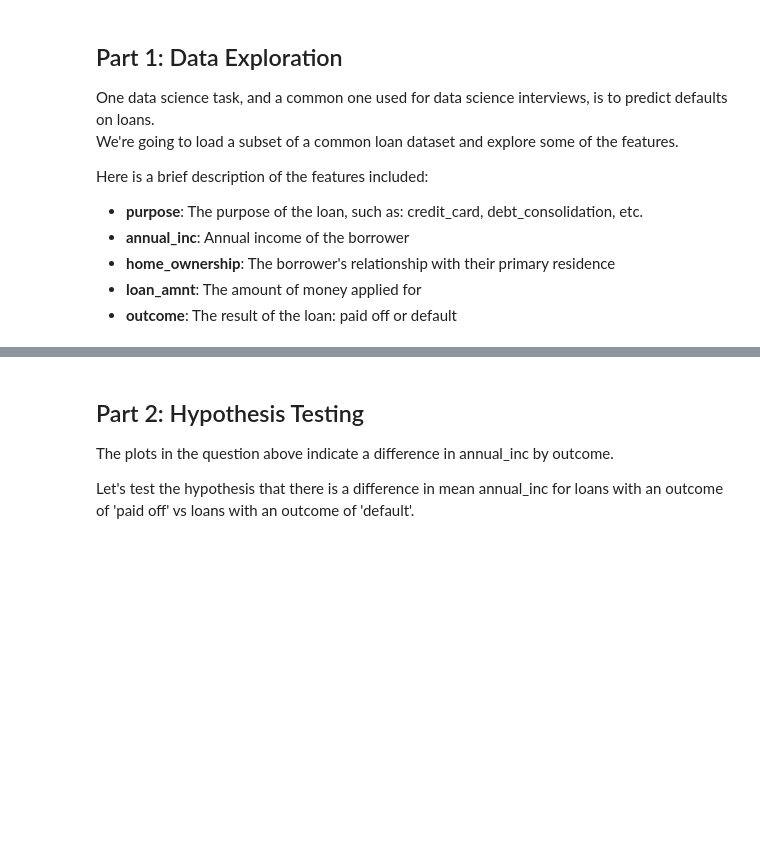
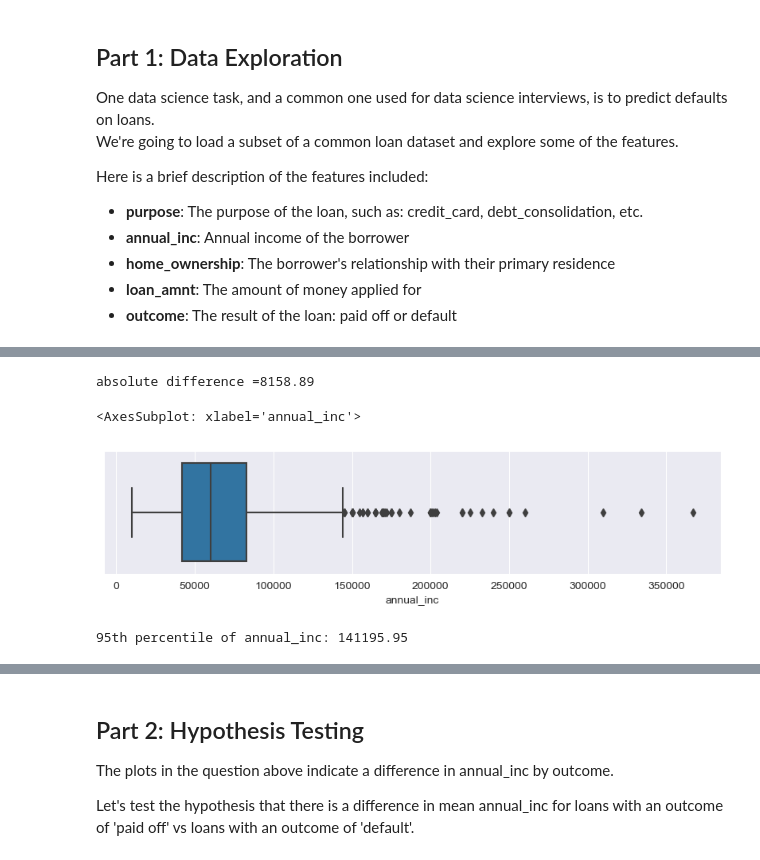
Before and after one commit to iiiirene-529/eods-f22-hw1, a Jupyter notebook: notebooks/Homework_1-UNI.ipynb, the cells around one changed output, grey strips where cells are left out. Saved outputs shown, nothing was run; the diff lists cells and outputs as text; code cells hidden in the pictures; blank space fills up the shorter version.

```diff
--- a/notebooks/Homework_1-UNI.ipynb
+++ b/notebooks/Homework_1-UNI.ipynb
@@ -116,27 +189,33 @@ ____
 #   Print out the absolute difference in mean annual_inc and median annual_inc to a precision of 2
 #   To calculate the absolute value, use np.abs()
 
-annual_inc_mean = ____
+annual_inc_mean = df.annual_inc.mean()
+annual_inc_median = df.annual_inc.median()
 
-annual_inc_median = ____
-
-print(f'absolute difference = {____:0.2f}')
+print(f'absolute difference ={np.abs(annual_inc_mean-annual_inc_median):0.2f}')
+# %% [output]
+absolute difference =8158.89
 # %%
 # 14. (2pt) Display a boxplot of annual_inc using sns.boxplot.
 
 #  To make a wide plot, use plt.subplots with 1 row, 1 column of axes and a figsize of (10,2)
-fig,ax = ____
+fig,ax = plt.subplots(1,1,figsize=(10,2))
 
 #  Plot a boxplot of annual_inc using sns.boxplot() and ax with annual_inc on the x-axis
-____
+sns.boxplot(x=df.annual_inc,ax=ax)
+# %% [output]
+<AxesSubplot: xlabel='annual_inc'>
+[figure, added]
 # %%
 # 15. (1pt) We'll remove some of records with the highest annual_inc, treating them as outliers.
 #    What is the 95th percentile of annual_inc? (use .percentile() from numpy or .quantile() from pandas)
 #    Eg. Where is the cutoff where we remove extremely high values but keep 95% of the data?
 
-annual_inc_95 = ____
+annual_inc_95 = np.percentile(df.annual_inc, 95)
 
 print(f'95th percentile of annual_inc: {annual_inc_95:0.2f}')
+# %% [output]
+95th percentile of annual_inc: 141195.95
 # %%
 # 16. (3pt) Plot loan_amnt (x-axis) against annual_inc (y-axis) using sns.jointplot(), excluding outliers
 #     Only include rows where annual_inc < annual_inc_95
```
Also changed, not shown: parts of 20 cells of this notebook.
